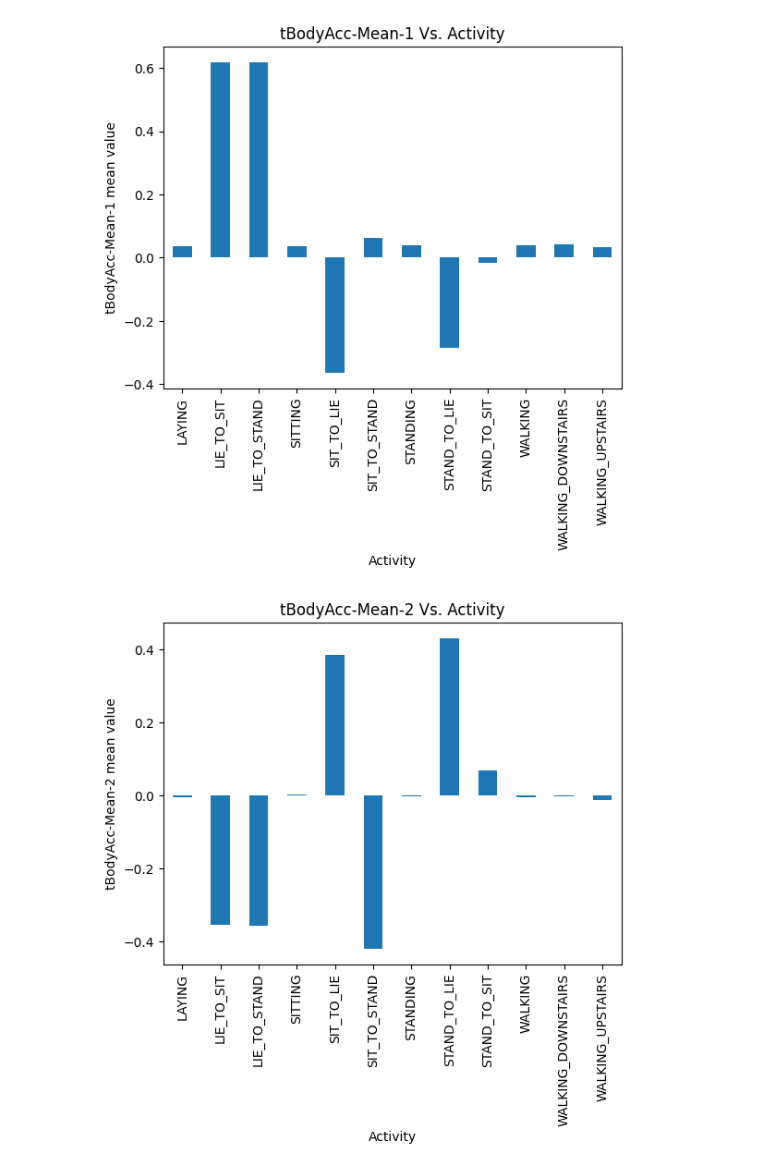
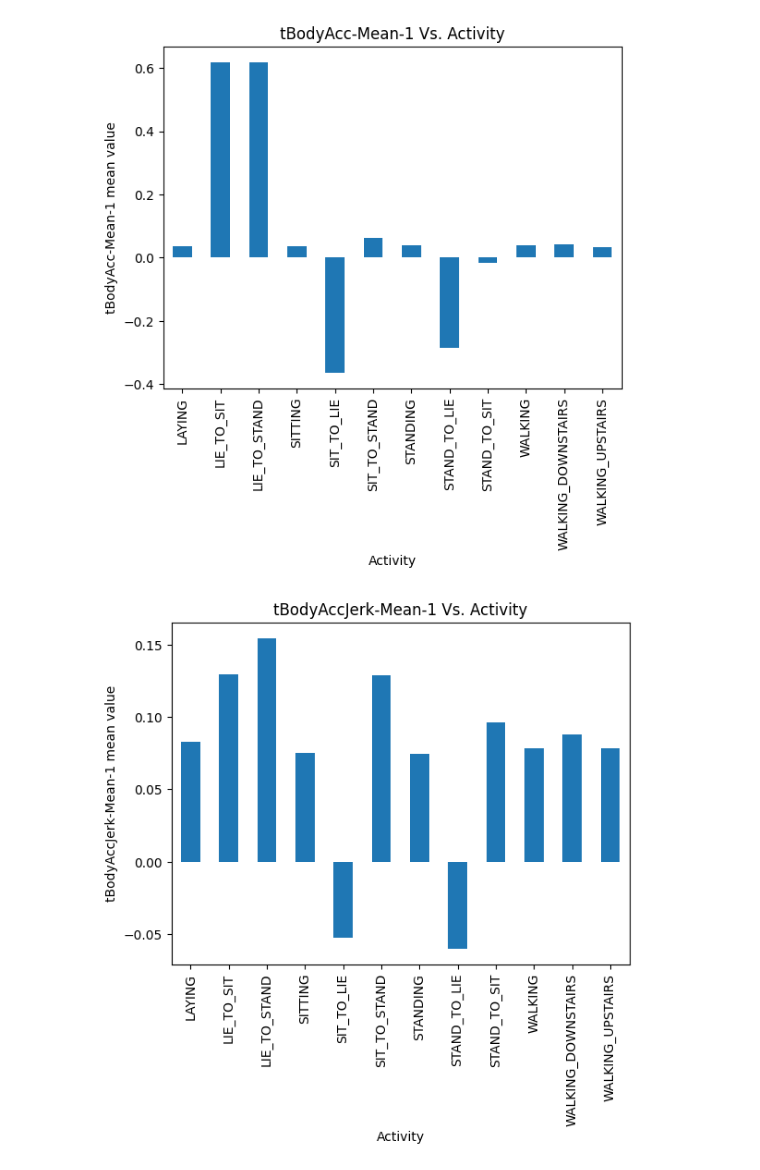
Before and after one commit to stelleron/har-ml-classifier, a Jupyter notebook: feature-analysis.ipynb, the cells around one changed output. Drawn from its saved outputs; the diff is of its cells as text; code cells hidden in the pictures.

```diff
--- a/feature-analysis.ipynb
+++ b/feature-analysis.ipynb
@@ -44,21 +44,21 @@ features = train_set.columns.tolist()
 # %%
 # Graphing features
 complete_set_train = train_set.copy()
 for x in activity_labels['id']:
     complete_set_train['activity'] = complete_set_train['activity'].replace(x, activity_labels['activity'][x - 1])
 
-selected_features_graph = ['tBodyAcc-Mean-1', 'tBodyAcc-Mean-2', 'tBodyAcc-Mean-3']
+selected_features_graph = ['tBodyAcc-Mean-1', 'tBodyAccJerk-Mean-1']
 
 for selected_feature in selected_features_graph:
     if selected_feature != '':
         train_subset = complete_set_train[[selected_feature, 'activity']]
         grouped_train_by_feature = train_subset.groupby('activity').mean()
 
         grouped_train_by_feature.plot(kind='bar', legend=False)
         plt.title(selected_feature + ' Vs. Activity')
         plt.xlabel('Activity')
         plt.ylabel(selected_feature + ' mean value')
         plt.show()
 # %% [output]
 [figure]
-[figure, old version]
+[figure, new version]
```
Also changed, not shown: parts of 1 cell of this notebook, 3 other files.
